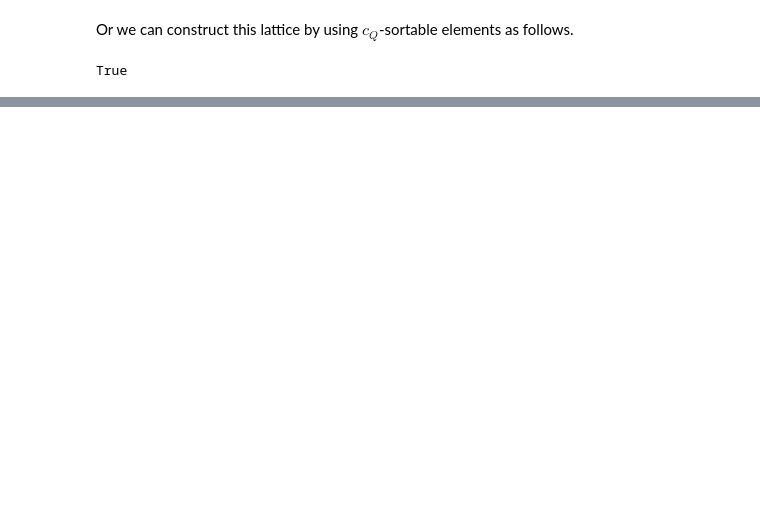
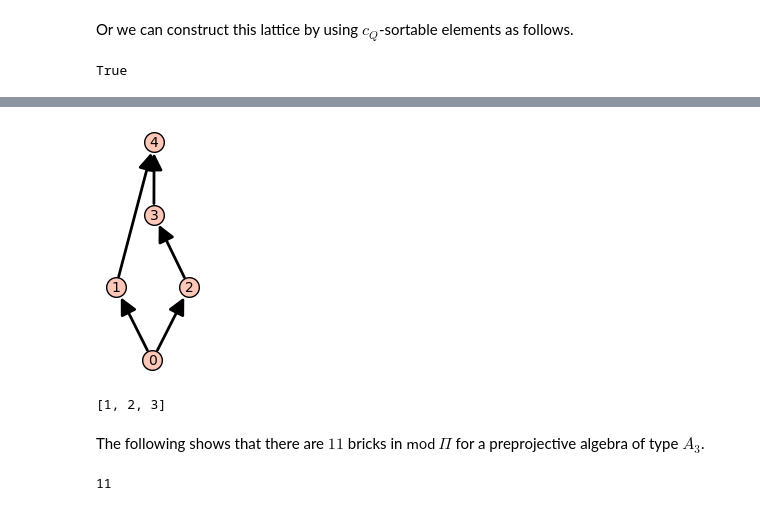
Before and after one commit to haruhisa-enomoto/kappa-map-for-lattices, a Jupyter notebook: for-rep-theory.ipynb, the cells around one changed output, grey strips where cells are left out. Cells and saved outputs as stored; diff of their text form; code cells hidden in the pictures; blank space fills up the shorter version.

```diff
--- a/for-rep-theory.ipynb
+++ b/for-rep-theory.ipynb
@@ -86,0 +82,14 @@ Therefore, it is natural to ask *what the composition of these map is*. **This i
+# %%
+L_A2.plot(figsize=4)
+# %% [output]
+[figure, added]
+# %%
+L_A2.join_irreducibles()
+# %% [output]
+[1, 2, 3]
+# %% [markdown]
+The following shows that there are $11$ bricks in $\mathsf{mod}\, \Pi$ for a preprojective algebra of type $A_3$.
+# %%
+len(L_pp.join_irreducibles())
+# %% [output]
+11
```
Also changed, not shown: parts of 15 cells of this notebook, 3 other files.
